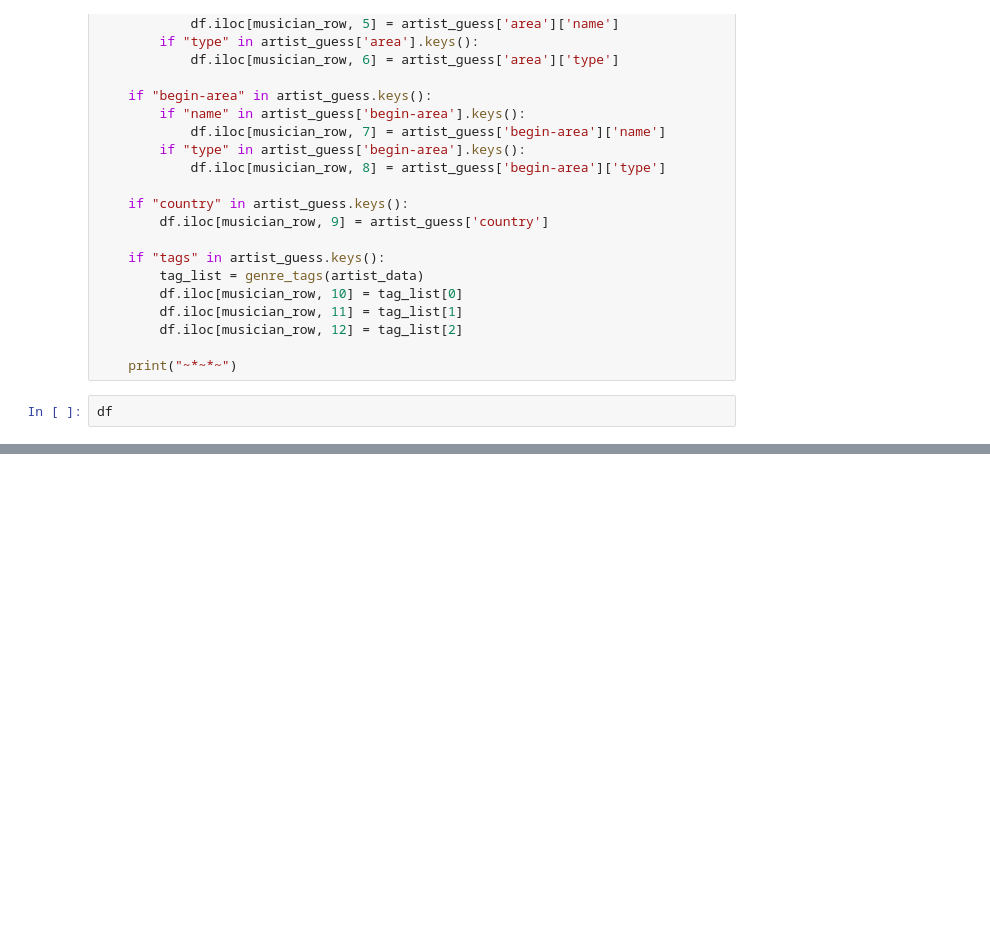
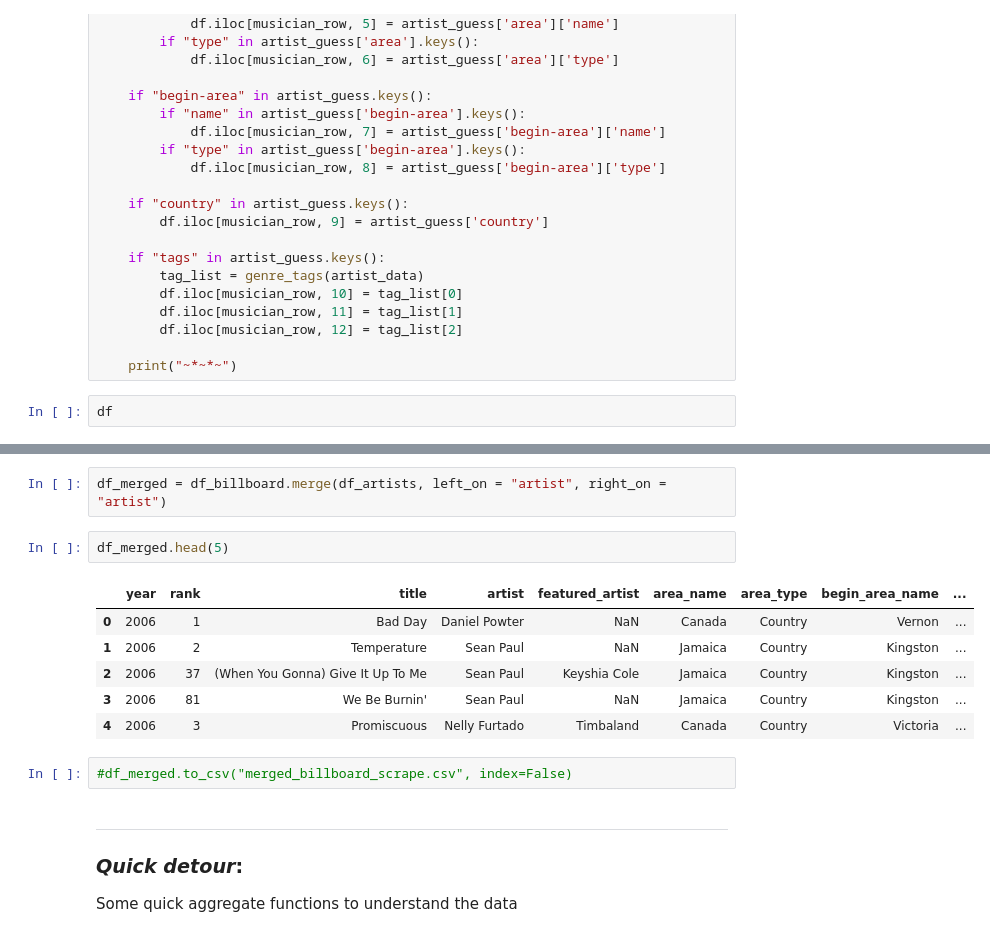
Before and after one commit to shane-burke/Visualizing-Billboard-Hot-100-Year-End-Hits, a Jupyter notebook: Visualizing Billboard Hot 100 Year-End Hits, 2006 to now.ipynb, the cells around one changed output, grey strips where cells are left out. Cells and saved outputs as stored; diff of their text form; blank space fills up the shorter version.

```diff
--- a/Visualizing Billboard Hot 100 Year-End Hits, 2006 to now.ipynb
+++ b/Visualizing Billboard Hot 100 Year-End Hits, 2006 to now.ipynb
@@ -175,0 +320,18 @@ df.to_csv(r'/Users/shaneburke/Desktop/Billboard_Scrape.csv')
+# %%
+df_merged = df_billboard.merge(df_artists, left_on = "artist", right_on = "artist")
+# %%
+df_merged.head(5)
+# %% [output]
+|  | year | rank | title | artist | featured_artist | area_name | area_type | begin_area_name | ... |
+| 0 | 2006 | 1 | Bad Day | Daniel Powter | NaN | Canada | Country | Vernon | ... |
+| 1 | 2006 | 2 | Temperature | Sean Paul | NaN | Jamaica | Country | Kingston | ... |
+| 2 | 2006 | 37 | (When You Gonna) Give It Up To Me | Sean Paul | Keyshia Cole | Jamaica | Country | Kingston | ... |
+| 3 | 2006 | 81 | We Be Burnin' | Sean Paul | NaN | Jamaica | Country | Kingston | ... |
+| 4 | 2006 | 3 | Promiscuous | Nelly Furtado | Timbaland | Canada | Country | Victoria | ... |
+# %%
+#df_merged.to_csv("merged_billboard_scrape.csv", index=False)
+# %% [markdown]
+****************
+
+### <i>Quick detour</i>:
+Some quick aggregate functions to understand the data
```
Also changed, not shown: parts of 55 cells of this notebook, 8 other files.
